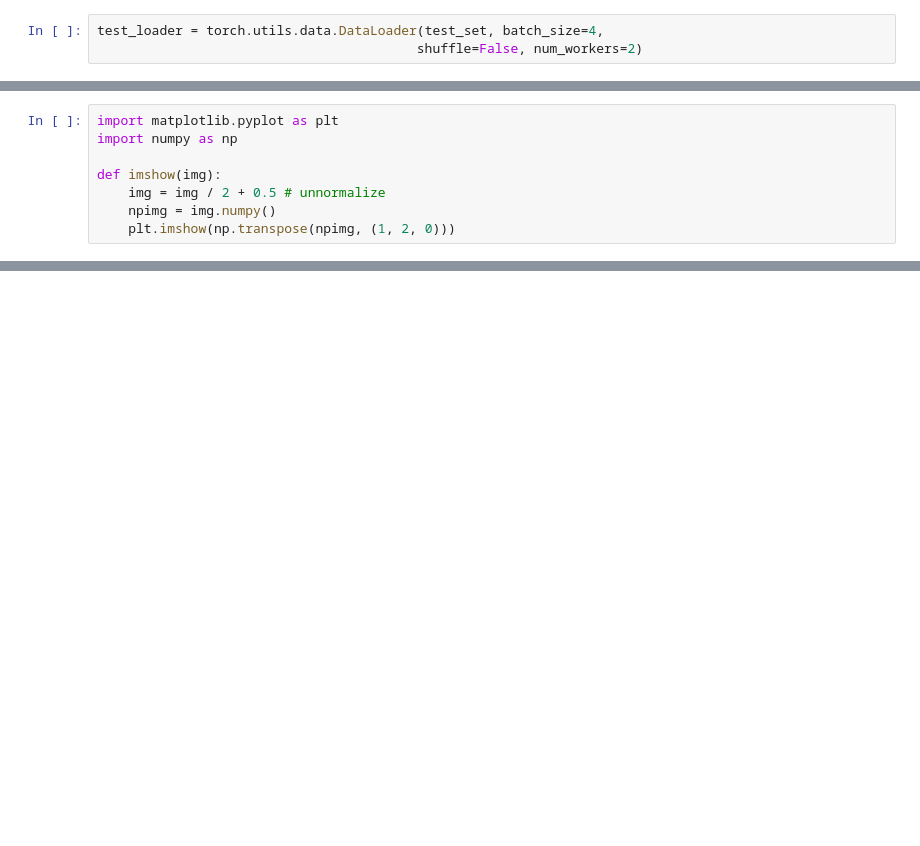
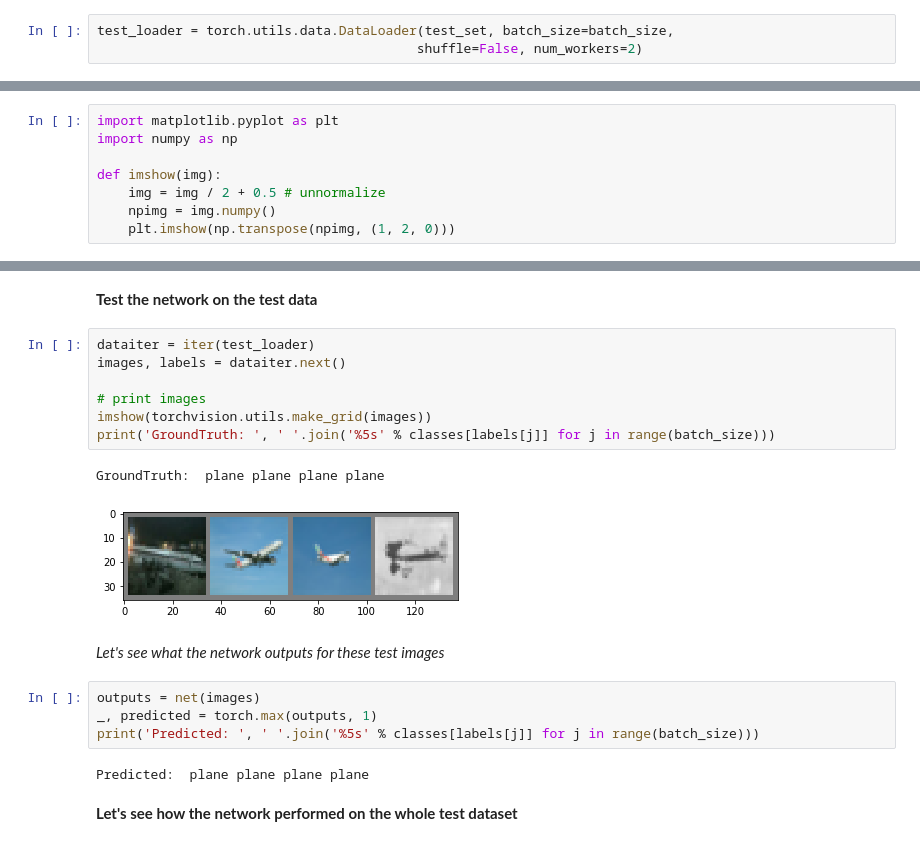
Before and after one commit to esaliya/py.nn, a Jupyter notebook: pytorch/examples/img_classification/cifar_classifier.ipynb, the cells around one changed output, grey strips where cells are left out. Saved outputs shown, nothing was run; the diff lists cells and outputs as text; blank space fills up the shorter version.

```diff
--- a/pytorch/examples/img_classification/cifar_classifier.ipynb
+++ b/pytorch/examples/img_classification/cifar_classifier.ipynb
@@ -18,6 +26,6 @@ train_loader = torch.utils.data.DataLoader(train_set, batch_size=4,
                                           shuffle=True, num_workers=2)
 # %%
-test_loader = torch.utils.data.DataLoader(test_set, batch_size=4,
+test_loader = torch.utils.data.DataLoader(test_set, batch_size=batch_size,
                                          shuffle=False, num_workers=2)
 # %%
 classes = ('plane', 'car', 'bird', 'cat', 'deer', 'dog',
@@ -44,0 +131,22 @@ torch.Size([4, 3, 32, 32])
+# %% [markdown]
+**Test the network on the test data**
+# %%
+dataiter = iter(test_loader)
+images, labels = dataiter.next()
+
+# print images
+imshow(torchvision.utils.make_grid(images))
+print('GroundTruth: ', ' '.join('%5s' % classes[labels[j]] for j in range(batch_size)))
+# %% [output]
+GroundTruth:  plane plane plane plane
+[figure, added]
+# %% [markdown]
+*Let's see what the network outputs for these test images*
+# %%
+outputs = net(images)
+_, predicted = torch.max(outputs, 1)
+print('Predicted: ', ' '.join('%5s' % classes[labels[j]] for j in range(batch_size)))
+# %% [output]
+Predicted:  plane plane plane plane
+# %% [markdown]
+**Let's see how the network performed on the whole test dataset**
```
Also changed, not shown: parts of 13 cells of this notebook, 14 other files.
